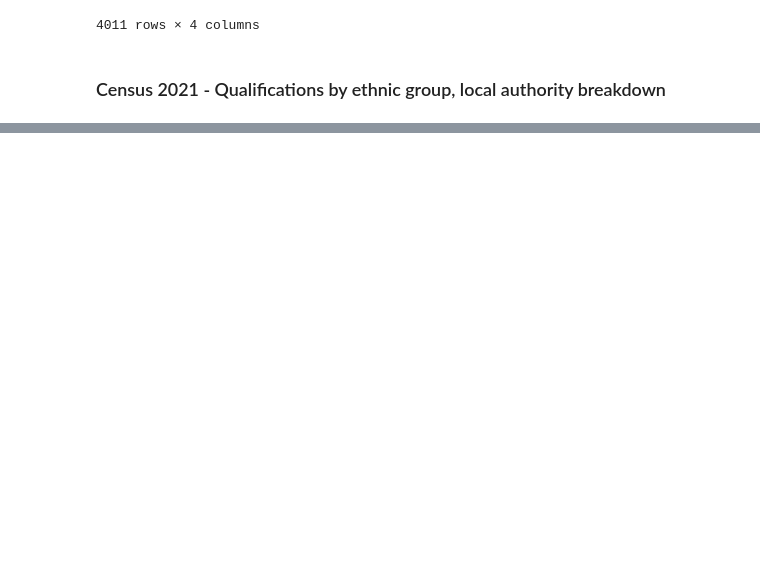
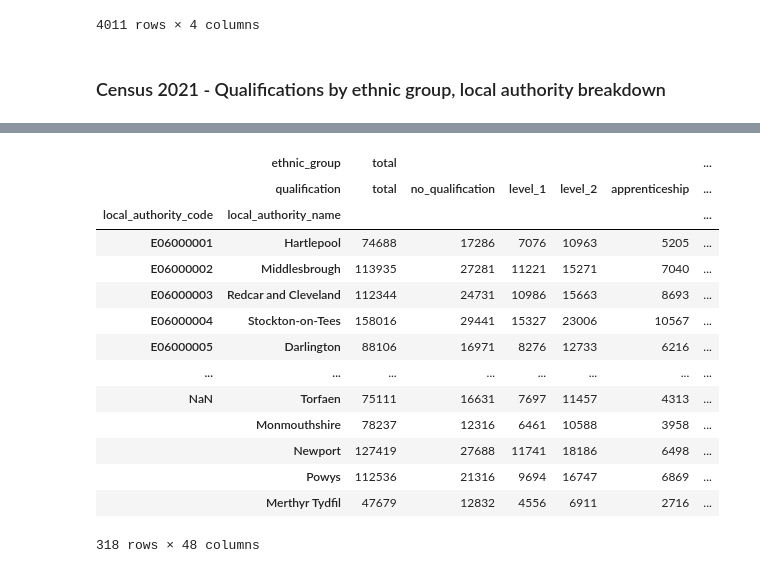
Before and after one commit to open-innovations/yff-data-pipelines, a Jupyter notebook: pipelines/education/census.ipynb, the cells around one changed output, grey strips where cells are left out. Saved outputs shown, nothing was run; the diff lists cells and outputs as text; code cells hidden in the pictures; blank space fills up the shorter version.

```diff
--- a/pipelines/education/census.ipynb
+++ b/pipelines/education/census.ipynb
@@ -53,16 +82,29 @@ variables = { 'total', 'asian', 'black_british', 'mixed_multiple', 'white', 'oth
 # %%
 
 census_ethnic_group.columns = census_ethnic_group.columns.str.lower()
 
 census_ethnic_group = census_ethnic_group.iloc[2:]
 
-census_ethnic_group = census_ethnic_group.rename_axis('local_authority', axis=0)
-
-
 data = pd.MultiIndex.from_product([['total','asian', 'black_british', 'mixed_multiple', 'white', 'other'],
                                      ['total','no_qualification','level_1', 'level_2', 'apprenticeship','level_3', 'level_4', 'other']],
                                     names=['ethnic_group','qualification'])
 
 census_ethnic_group.columns = data
-census_ethnic_group.to_csv('../../data/processed/census/qualifications_local_authority.csv')
-# census_ethnic_group.loc[:,('Q1', 'Sell'):('Q2', 'Buy')]
+census_ethnic_group.to_csv('../../data/processed/census/qualifications_local_authority.csv', index=True)
+census_ethnic_group
+# %% [output]
+|  | ethnic_group | total |  |  |  |  | ... |
+|  | qualification | total | no_qualification | level_1 | level_2 | apprenticeship | ... |
+| local_authority_code | local_authority_name |  |  |  |  |  | ... |
+| E06000001 | Hartlepool | 74688 | 17286 | 7076 | 10963 | 5205 | ... |
+| E06000002 | Middlesbrough | 113935 | 27281 | 11221 | 15271 | 7040 | ... |
+| E06000003 | Redcar and Cleveland | 112344 | 24731 | 10986 | 15663 | 8693 | ... |
+| E06000004 | Stockton-on-Tees | 158016 | 29441 | 15327 | 23006 | 10567 | ... |
+| E06000005 | Darlington | 88106 | 16971 | 8276 | 12733 | 6216 | ... |
+| ... | ... | ... | ... | ... | ... | ... | ... |
+| NaN | Torfaen | 75111 | 16631 | 7697 | 11457 | 4313 | ... |
+|  | Monmouthshire | 78237 | 12316 | 6461 | 10588 | 3958 | ... |
+|  | Newport | 127419 | 27688 | 11741 | 18186 | 6498 | ... |
+|  | Powys | 112536 | 21316 | 9694 | 16747 | 6869 | ... |
+|  | Merthyr Tydfil | 47679 | 12832 | 4556 | 6911 | 2716 | ... |
+318 rows × 48 columns
```
Also changed, not shown: parts of 4 cells of this notebook, 1 other file.
